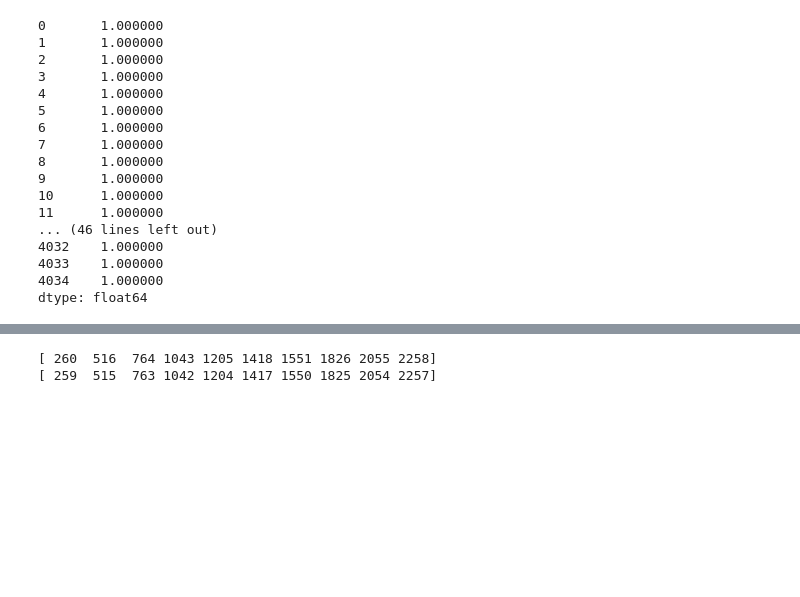
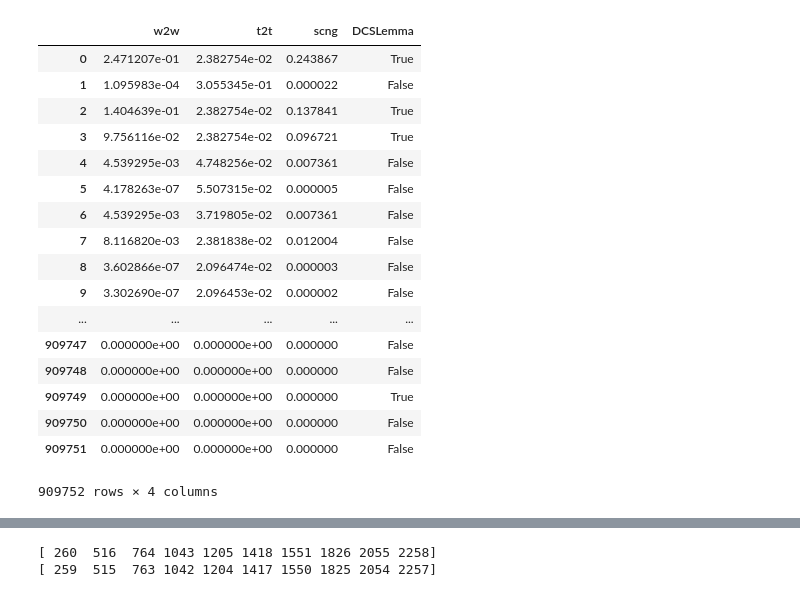
Before and after one commit to bsantraigi/Sanskrit-Segmentation, a Jupyter notebook: Weights for Supervised Learning.ipynb, the cells around one changed output, grey strips where cells are left out. Saved outputs shown, nothing was run; the diff lists cells and outputs as text; code cells hidden in the pictures; blank space fills up the shorter version.

```diff
--- a/Weights for Supervised Learning.ipynb
+++ b/Weights for Supervised Learning.ipynb
@@ -20,20 +17,0 @@ df_partitionData = pd.read_csv('.temp/partition_datas_04_probFixed.csv', names=[
-# %%
-df_partitionData.w2w + df_partitionData.t2t + df_partitionData.scng + df_partitionData.lmvblm
-# %% [output]
-0       1.000000
-1       1.000000
-2       1.000000
-3       1.000000
-4       1.000000
-5       1.000000
-6       1.000000
-7       1.000000
-8       1.000000
-9       1.000000
-10      1.000000
-11      1.000000
-... (46 lines left out)
-4032    1.000000
-4033    1.000000
-4034    1.000000
-dtype: float64
@@ -40,3 +20,24 @@ dtype: float64
+# %%
+df_partitionData
+# %% [output]
+|  | w2w | t2t | scng | DCSLemma |
+| 0 | 2.471207e-01 | 2.382754e-02 | 0.243867 | True |
+| 1 | 1.095983e-04 | 3.055345e-01 | 0.000022 | False |
+| 2 | 1.404639e-01 | 2.382754e-02 | 0.137841 | True |
+| 3 | 9.756116e-02 | 2.382754e-02 | 0.096721 | True |
+| 4 | 4.539295e-03 | 4.748256e-02 | 0.007361 | False |
+| 5 | 4.178263e-07 | 5.507315e-02 | 0.000005 | False |
+| 6 | 4.539295e-03 | 3.719805e-02 | 0.007361 | False |
+| 7 | 8.116820e-03 | 2.381838e-02 | 0.012004 | False |
+| 8 | 3.602866e-07 | 2.096474e-02 | 0.000003 | False |
+| 9 | 3.302690e-07 | 2.096453e-02 | 0.000002 | False |
+| ... | ... | ... | ... | ... |
+| 909747 | 0.000000e+00 | 0.000000e+00 | 0.000000 | False |
+| 909748 | 0.000000e+00 | 0.000000e+00 | 0.000000 | False |
+| 909749 | 0.000000e+00 | 0.000000e+00 | 0.000000 | True |
+| 909750 | 0.000000e+00 | 0.000000e+00 | 0.000000 | False |
+| 909751 | 0.000000e+00 | 0.000000e+00 | 0.000000 | False |
+909752 rows × 4 columns
 # %%
 print(df_partitionData.shape[0])
 df_partitionData.head()
```
Also changed, not shown: parts of 14 cells of this notebook, 19 other files.
